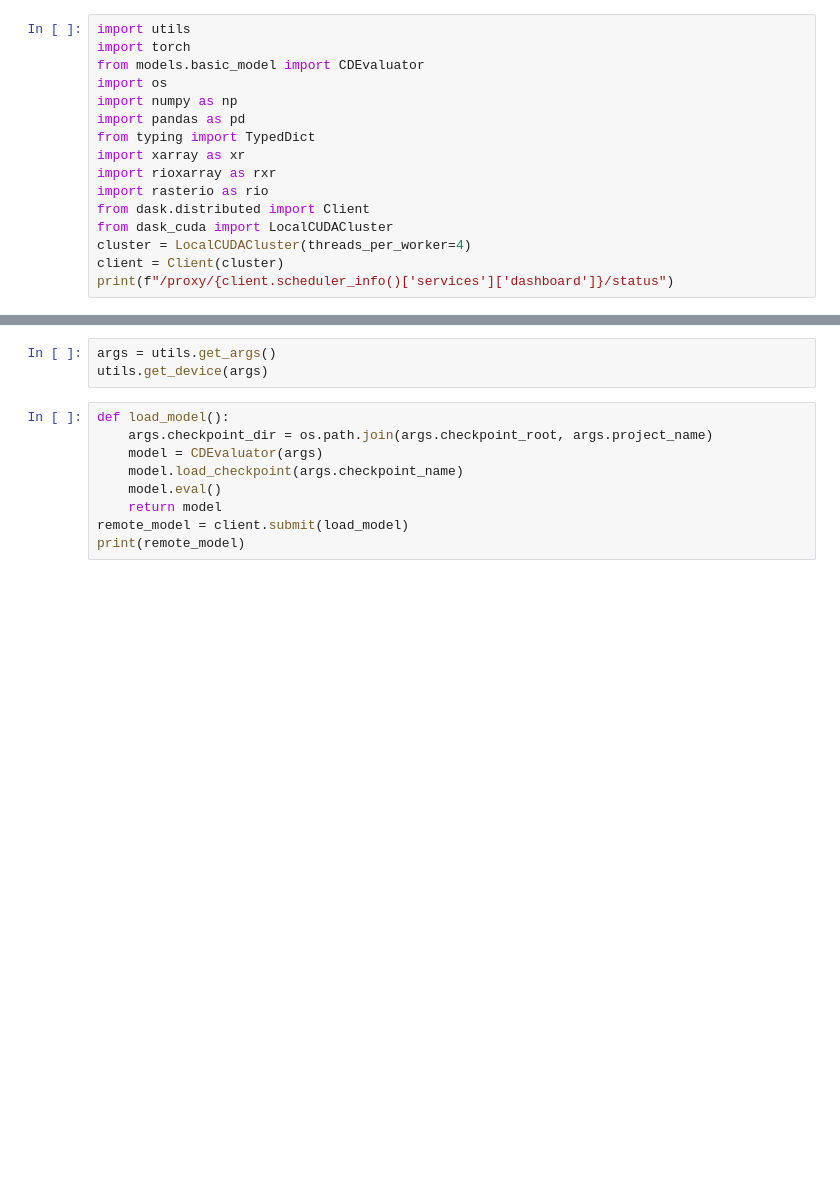
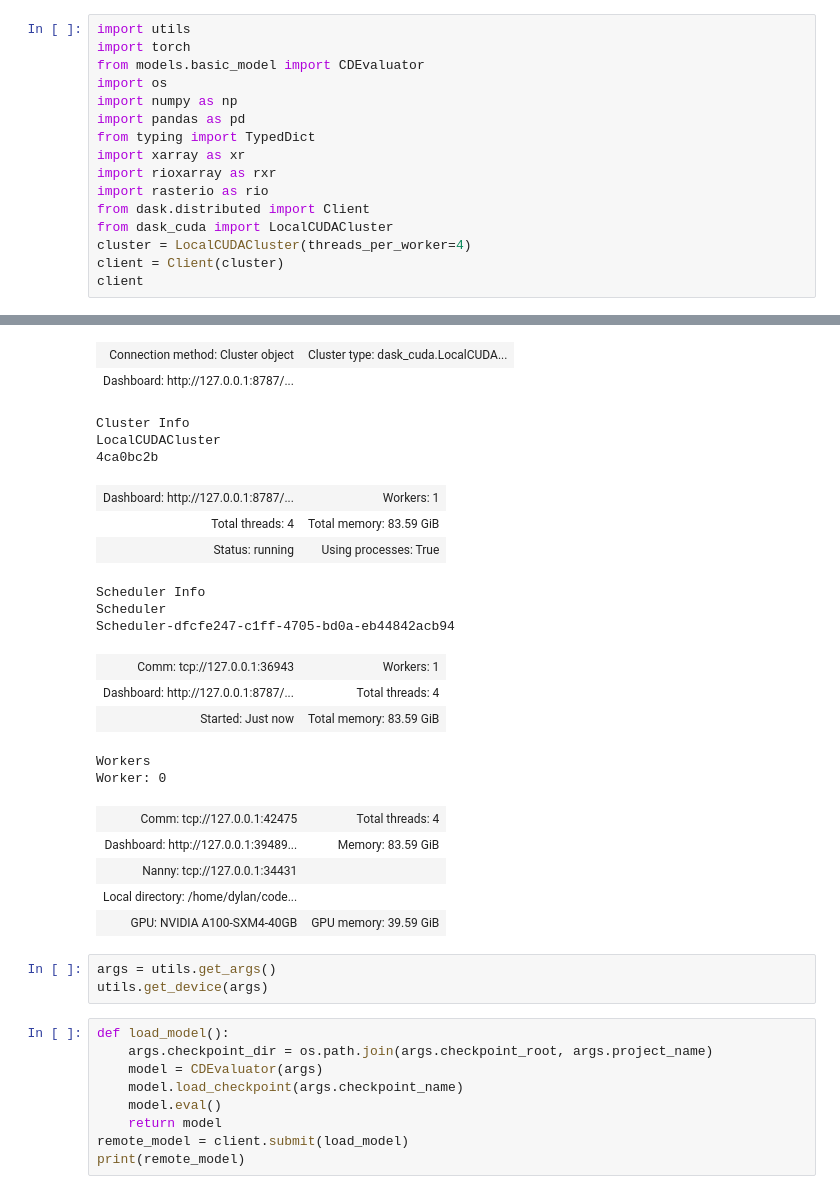
Before and after one commit to makepath/austin-ml-change-detection-demo, a Jupyter notebook: SiameseCD/planet_demo.ipynb, the cells around one changed output, grey strips where cells are left out. Saved outputs shown, nothing was run; the diff lists cells and outputs as text; blank space fills up the shorter version.

```diff
--- a/SiameseCD/planet_demo.ipynb
+++ b/SiameseCD/planet_demo.ipynb
@@ -13,5 +13,5 @@ from dask.distributed import Client
 from dask_cuda import LocalCUDACluster
 cluster = LocalCUDACluster(threads_per_worker=4)
 client = Client(cluster)
-print(f"/proxy/{client.scheduler_info()['services']['dashboard']}/status")
+client
 # %% [output]
@@ -20,3 +21,24 @@ print(f"/proxy/{client.scheduler_info()['services']['dashboard']}/status")
+| Connection method: Cluster object | Cluster type: dask_cuda.LocalCUDA... |
+| Dashboard: http://127.0.0.1:8787/... |  |
+Cluster Info
+LocalCUDACluster
+4ca0bc2b
+| Dashboard: http://127.0.0.1:8787/... | Workers: 1 |
+| Total threads: 4 | Total memory: 83.59 GiB |
+| Status: running | Using processes: True |
+Scheduler Info
+Scheduler
+Scheduler-dfcfe247-c1ff-4705-bd0a-eb44842acb94
+| Comm: tcp://127.0.0.1:36943 | Workers: 1 |
+| Dashboard: http://127.0.0.1:8787/... | Total threads: 4 |
+| Started: Just now | Total memory: 83.59 GiB |
+Workers
+Worker: 0
+| Comm: tcp://127.0.0.1:42475 | Total threads: 4 |
+| Dashboard: http://127.0.0.1:39489... | Memory: 83.59 GiB |
+| Nanny: tcp://127.0.0.1:34431 |  |
+| Local directory: /home/dylan/code... |  |
+| GPU: NVIDIA A100-SXM4-40GB | GPU memory: 39.59 GiB |
 # %%
 args = utils.get_args()
 utils.get_device(args)
```
Also changed, not shown: parts of 26 cells of this notebook.
